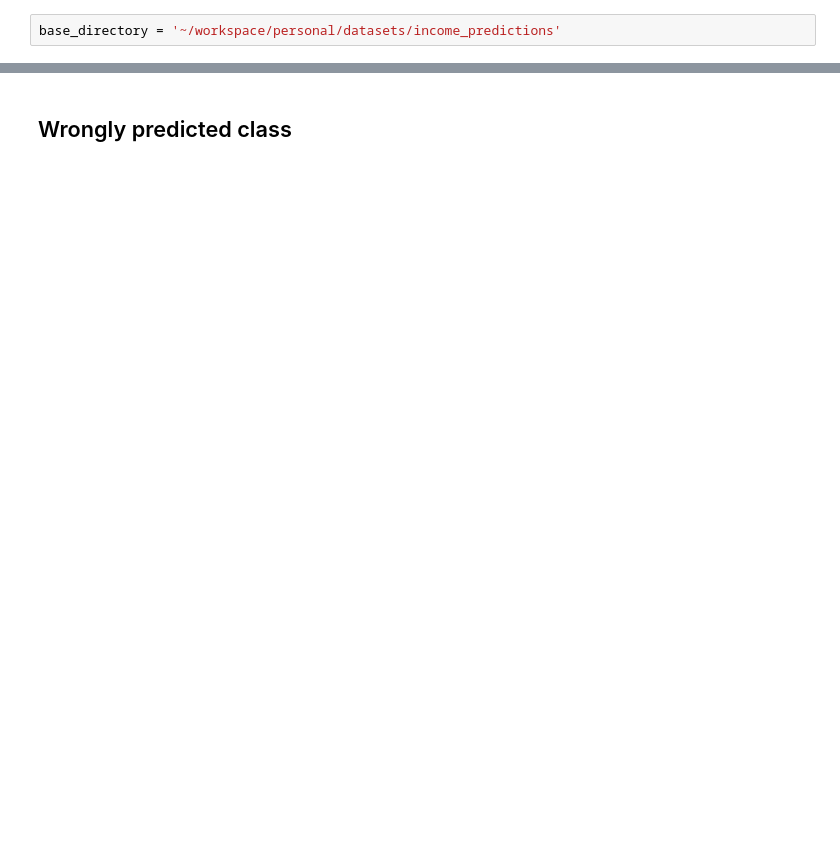
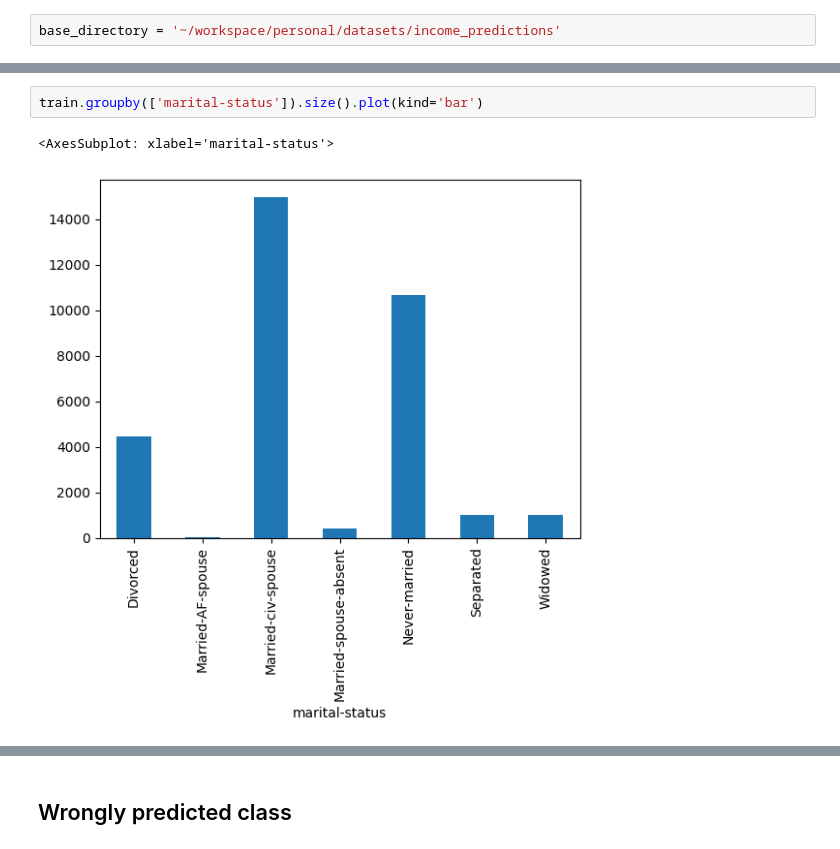
Before and after one commit to roypiyush/python_project, a Jupyter notebook: ml/income_prediction.ipynb, the cells around one changed output, grey strips where cells are left out. Cells and saved outputs as stored; diff of their text form; blank space fills up the shorter version.

```diff
--- a/ml/income_prediction.ipynb
+++ b/ml/income_prediction.ipynb
@@ -108,0 +138,5 @@ class ColumnUnknownValueTransformer(TransformerMixin, BaseEstimator):
+# %%
+train.groupby(['marital-status']).size().plot(kind='bar')
+# %% [output]
+<AxesSubplot: xlabel='marital-status'>
+[figure, added]
```
Also changed, not shown: parts of 43 cells of this notebook, 1 other file.
